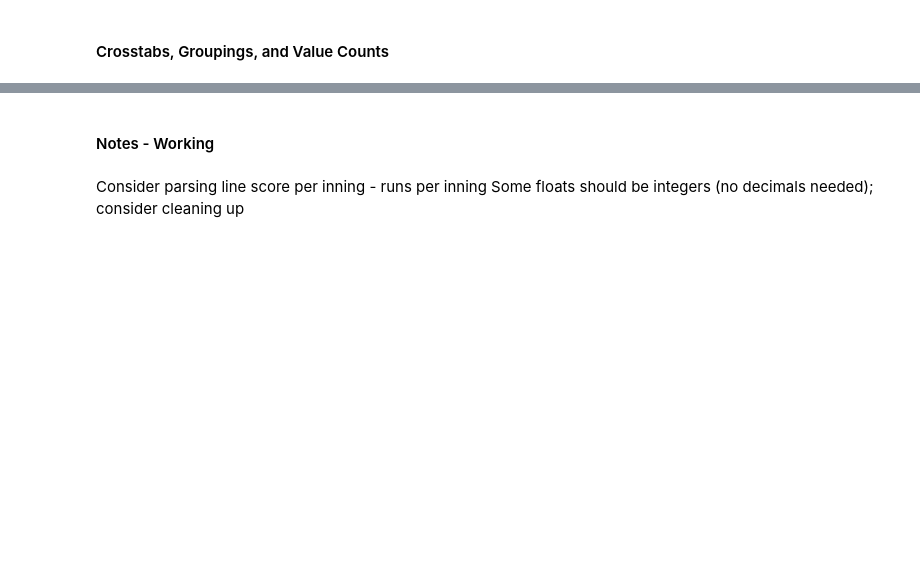
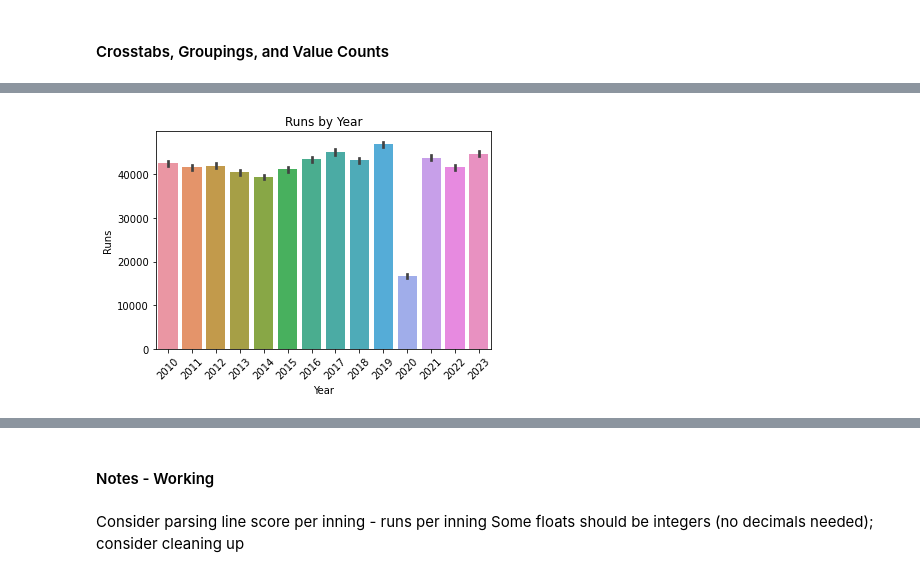
Before and after one commit to pecham1911/Double_Play_Analytics, a Jupyter notebook: DP_Analytics_Workbook-2.ipynb, the cells around one changed output, grey strips where cells are left out. Drawn from its saved outputs; the diff is of its cells as text; code cells hidden in the pictures; blank space fills up the shorter version.

```diff
--- a/DP_Analytics_Workbook-2.ipynb
+++ b/DP_Analytics_Workbook-2.ipynb
@@ -542,14 +945,16 @@ plt.show()
 # %%
 # Runs by Year
-sns.barplot(x='year', y='total_runs', data=df, estimator=sum)
+sns.barplot(x='year', y='total_runs', data=combo_df, estimator=sum)
 
 # Add labels and title
 plt.xlabel('Year')
 plt.ylabel('Runs')
 plt.title('Runs by Year')
 
 # Rotate x-axis labels for better readability if needed
 plt.xticks(rotation=45)
 
 # Show plot
 plt.show()
+# %% [output]
+[figure, added]
```
Also changed, not shown: parts of 90 cells of this notebook, 1 other file.
